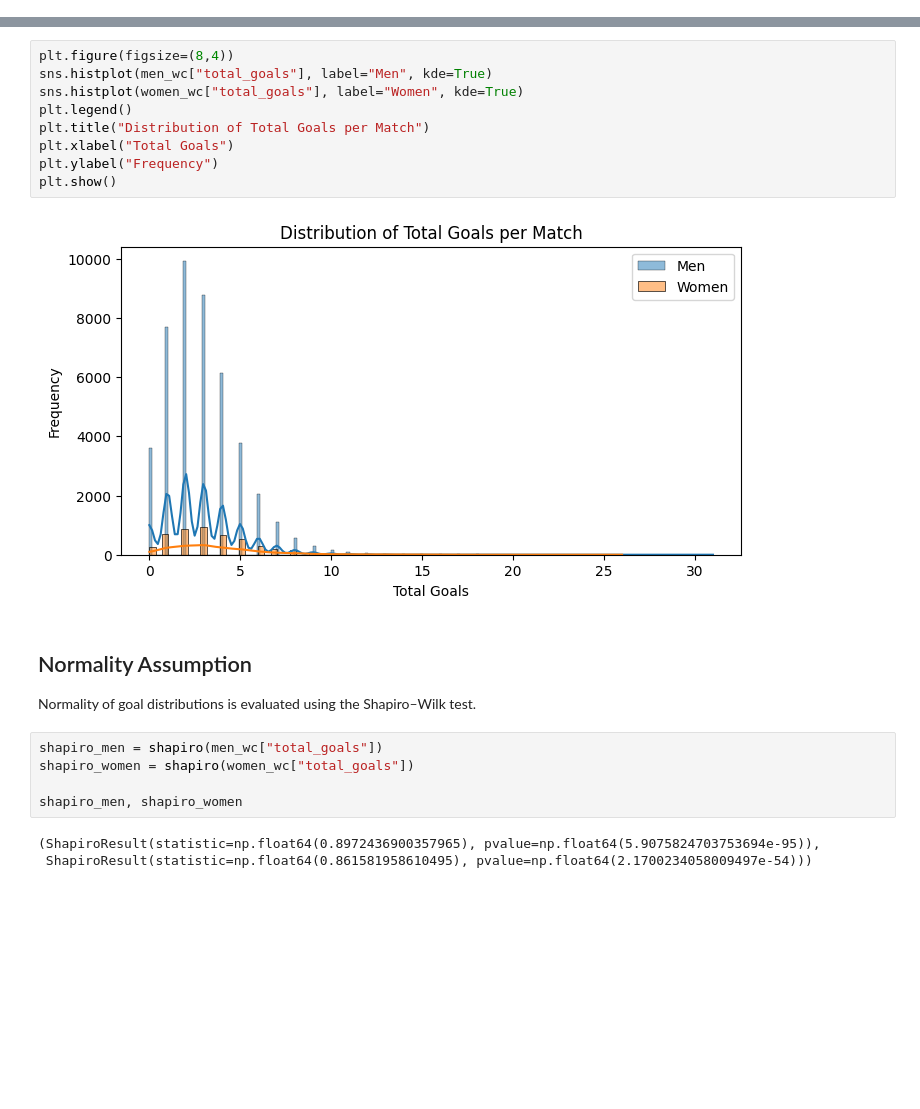
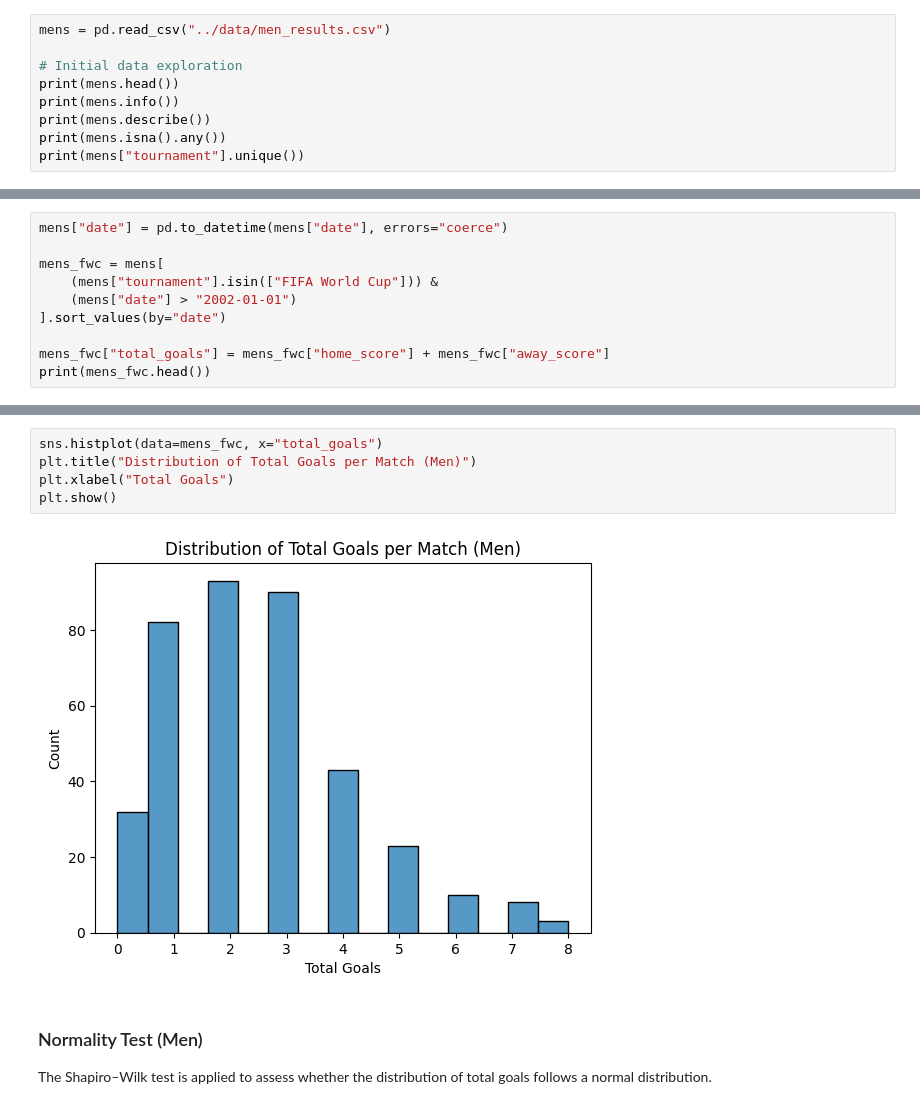
Before and after one commit to SantiagoBianchi/applied-data-science-projects, a Jupyter notebook: project_03_python_hypothesis_testing/notebooks/hypothesis_testing_soccer.ipynb, the cells around one changed output, grey strips where cells are left out. Saved outputs shown, nothing was run; the diff lists cells and outputs as text; blank space fills up the shorter version.

```diff
--- a/project_03_python_hypothesis_testing/notebooks/hypothesis_testing_soccer.ipynb
+++ b/project_03_python_hypothesis_testing/notebooks/hypothesis_testing_soccer.ipynb
@@ -48,0 +13,9 @@ The distribution of total goals per match is explored for men's and women's Worl
+# %%
+mens = pd.read_csv("../data/men_results.csv")
+
+# Initial data exploration
+print(mens.head())
+print(mens.info())
+print(mens.describe())
+print(mens.isna().any())
+print(mens["tournament"].unique())
@@ -48,0 +40,10 @@ The distribution of total goals per match is explored for men's and women's Worl
+# %%
+mens["date"] = pd.to_datetime(mens["date"], errors="coerce")
+
+mens_fwc = mens[
+    (mens["tournament"].isin(["FIFA World Cup"])) &
+    (mens["date"] > "2002-01-01")
+].sort_values(by="date")
+
+mens_fwc["total_goals"] = mens_fwc["home_score"] + mens_fwc["away_score"]
+print(mens_fwc.head())
@@ -49,23 +64,11 @@ The distribution of total goals per match is explored for men's and women's Worl
 # %%
-plt.figure(figsize=(8,4))
-sns.histplot(men_wc["total_goals"], label="Men", kde=True)
-sns.histplot(women_wc["total_goals"], label="Women", kde=True)
-plt.legend()
-plt.title("Distribution of Total Goals per Match")
+sns.histplot(data=mens_fwc, x="total_goals")
+plt.title("Distribution of Total Goals per Match (Men)")
 plt.xlabel("Total Goals")
-plt.ylabel("Frequency")
 plt.show()
 # %% [output]
-[figure, old version]
+[figure, new version]
-# %% [markdown]
-## Normality Assumption
-
-Normality of goal distributions is evaluated using the Shapiro–Wilk test.
-# %%
-shapiro_men = shapiro(men_wc["total_goals"])
-shapiro_women = shapiro(women_wc["total_goals"])
-
-shapiro_men, shapiro_women
-# %% [output]
-(ShapiroResult(statistic=np.float64(0.8972436900357965), pvalue=np.float64(5.9075824703753694e-95)),
- ShapiroResult(statistic=np.float64(0.861581958610495), pvalue=np.float64(2.1700234058009497e-54)))
+# %% [markdown]
+### Normality Test (Men)
+
+The Shapiro–Wilk test is applied to assess whether the distribution of total goals follows a normal distribution.
```
Also changed, not shown: parts of 22 cells of this notebook.
